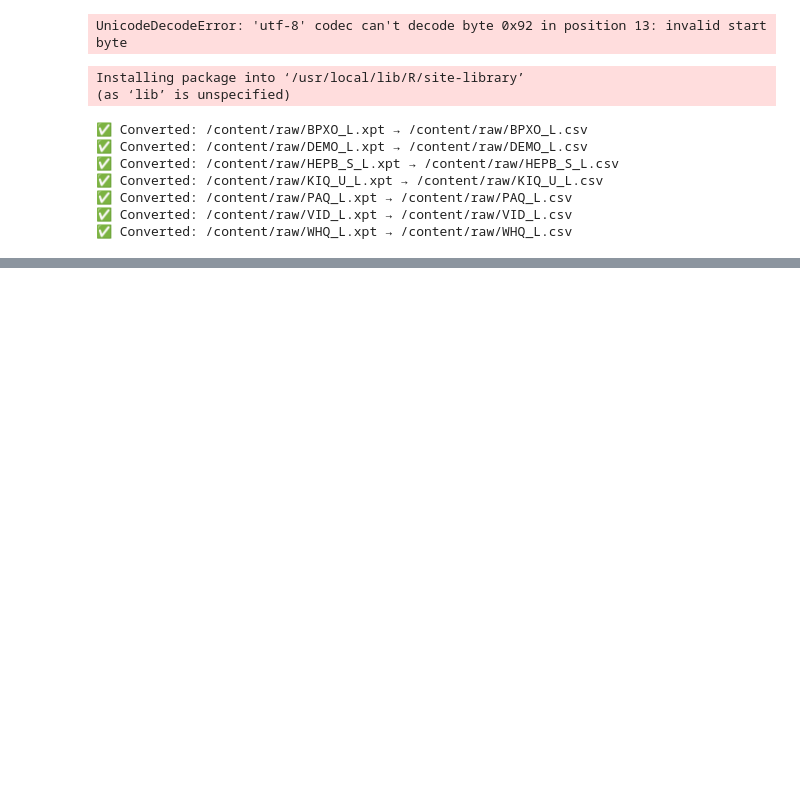
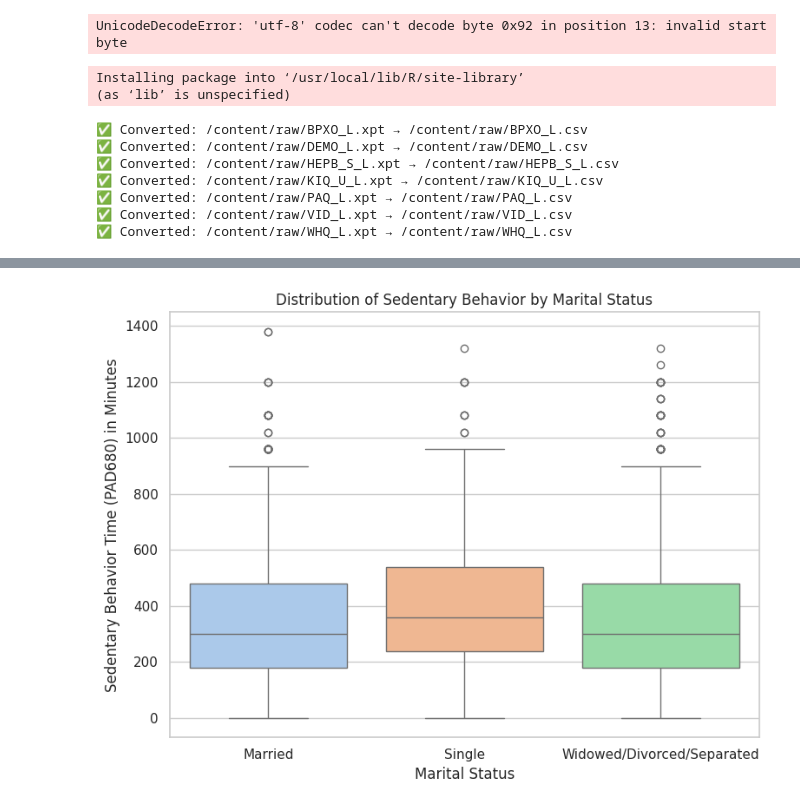
Before and after one commit to paulquimbo/nhanes_inferential_2021_23, a Jupyter notebook: nhanes_inferential.ipynb, the cells around one changed output, grey strips where cells are left out. Saved outputs shown, nothing was run; the diff lists cells and outputs as text; code cells hidden in the pictures; blank space fills up the shorter version.

```diff
--- a/nhanes_inferential.ipynb
+++ b/nhanes_inferential.ipynb
@@ -194,0 +248,15 @@ plt.show()
+# %%
+# Visualization
+sns.set_theme(style="whitegrid")
+plt.figure(figsize=(8, 6))
+
+sns.boxplot(data=filtered, x='MaritalStatus', y='PAD680', hue='MaritalStatus', palette='pastel', dodge=False)
+plt.legend([], [], frameon=False)  # Hide legend
+
+plt.xlabel('Marital Status')
+plt.ylabel('Sedentary Behavior Time (PAD680) in Minutes')
+plt.title('Distribution of Sedentary Behavior by Marital Status')
+plt.tight_layout()
+plt.show()
+# %% [output]
+[figure, added]
```
Also changed, not shown: parts of 12 cells of this notebook.
